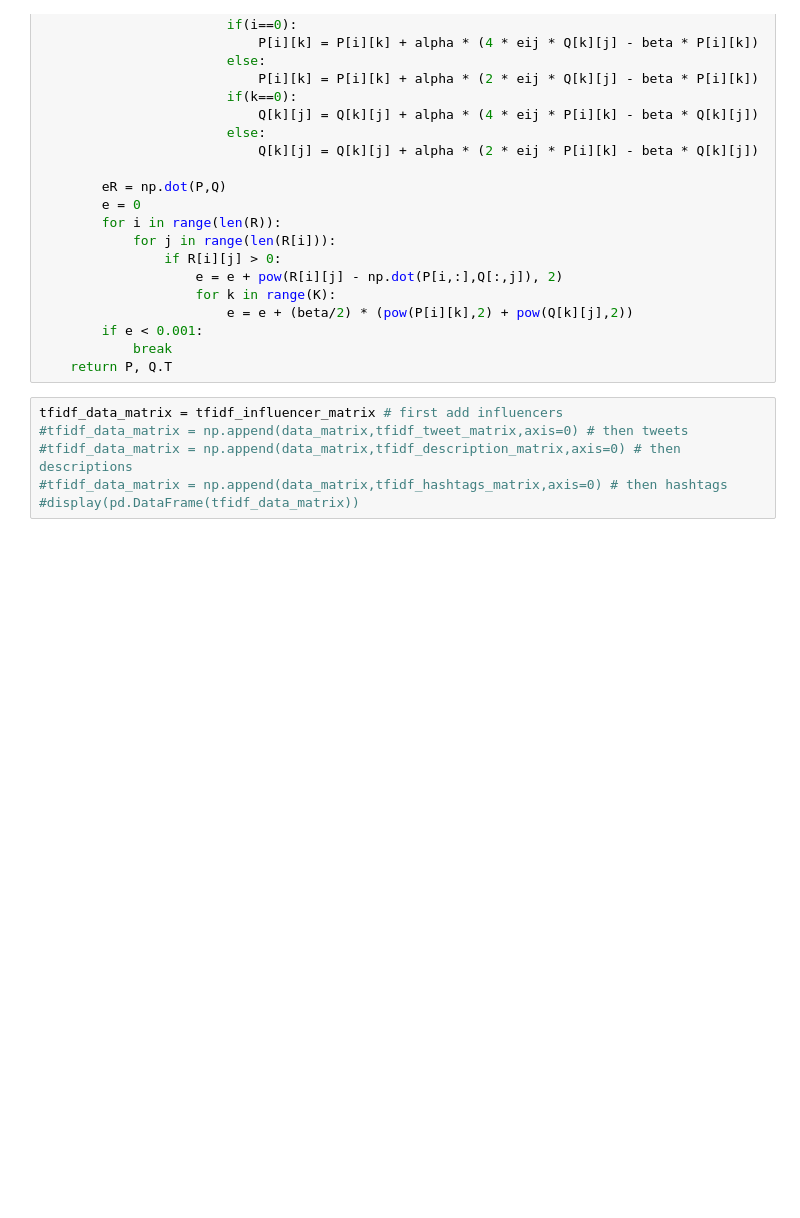
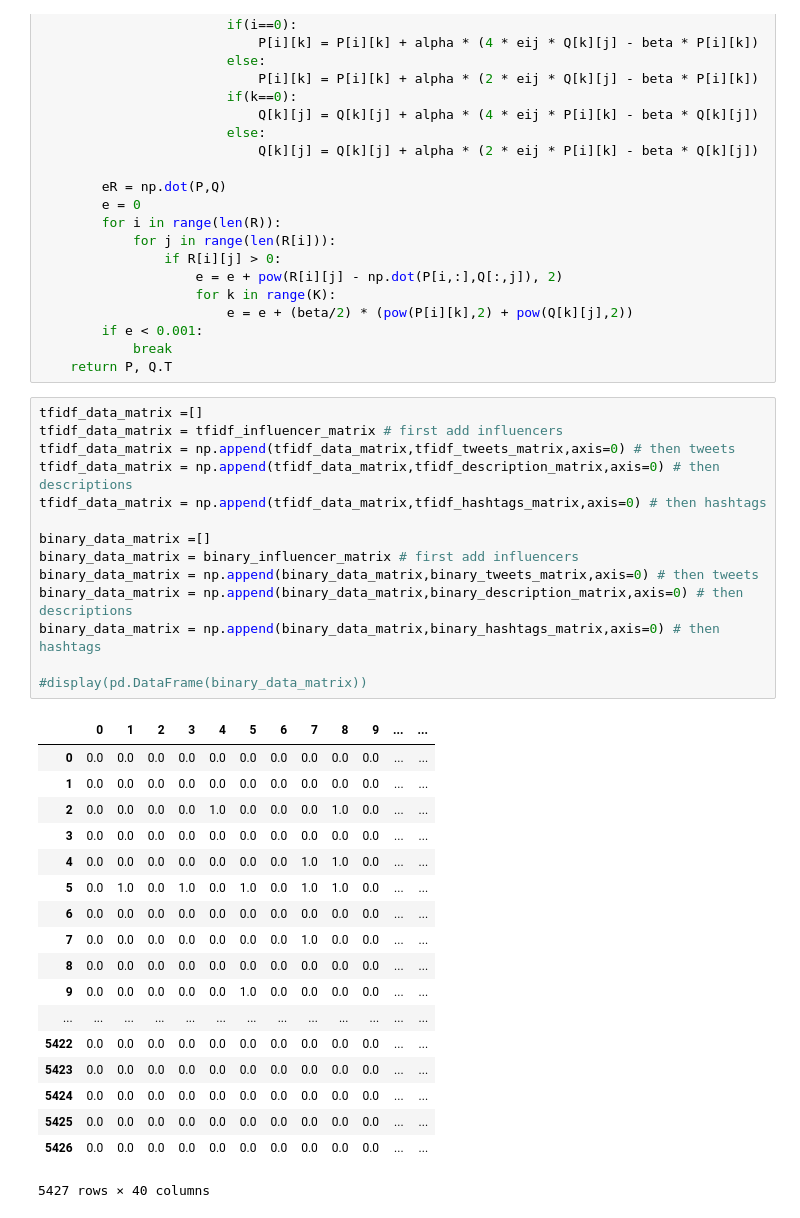
Before and after one commit to Xubaosheng/TwitterAccountRecSys, a Jupyter notebook: WT_Audience_Recom.ipynb, the cells around one changed output. Saved outputs shown, nothing was run; the diff lists cells and outputs as text; blank space fills up the shorter version.

Commit message:
Almost finished matrix factorization

```diff
--- a/WT_Audience_Recom.ipynb
+++ b/WT_Audience_Recom.ipynb
@@ -292,8 +292,35 @@ def matrix_factorization(R, P, Q, K, steps=5000, alpha=0.0002, beta=0.02):
             break
     return P, Q.T
 # %%
+tfidf_data_matrix =[]
 tfidf_data_matrix = tfidf_influencer_matrix # first add influencers
-#tfidf_data_matrix = np.append(data_matrix,tfidf_tweet_matrix,axis=0) # then tweets
-#tfidf_data_matrix = np.append(data_matrix,tfidf_description_matrix,axis=0) # then descriptions
-#tfidf_data_matrix = np.append(data_matrix,tfidf_hashtags_matrix,axis=0) # then hashtags
-#display(pd.DataFrame(tfidf_data_matrix))
+tfidf_data_matrix = np.append(tfidf_data_matrix,tfidf_tweets_matrix,axis=0) # then tweets
+tfidf_data_matrix = np.append(tfidf_data_matrix,tfidf_description_matrix,axis=0) # then descriptions
+tfidf_data_matrix = np.append(tfidf_data_matrix,tfidf_hashtags_matrix,axis=0) # then hashtags
+
+binary_data_matrix =[]
+binary_data_matrix = binary_influencer_matrix # first add influencers
+binary_data_matrix = np.append(binary_data_matrix,binary_tweets_matrix,axis=0) # then tweets
+binary_data_matrix = np.append(binary_data_matrix,binary_description_matrix,axis=0) # then descriptions
+binary_data_matrix = np.append(binary_data_matrix,binary_hashtags_matrix,axis=0) # then hashtags
+
+#display(pd.DataFrame(binary_data_matrix))
+# %% [output]
+|  | 0 | 1 | 2 | 3 | 4 | 5 | 6 | 7 | 8 | 9 | ... | ... |
+| 0 | 0.0 | 0.0 | 0.0 | 0.0 | 0.0 | 0.0 | 0.0 | 0.0 | 0.0 | 0.0 | ... | ... |
+| 1 | 0.0 | 0.0 | 0.0 | 0.0 | 0.0 | 0.0 | 0.0 | 0.0 | 0.0 | 0.0 | ... | ... |
+| 2 | 0.0 | 0.0 | 0.0 | 0.0 | 1.0 | 0.0 | 0.0 | 0.0 | 1.0 | 0.0 | ... | ... |
+| 3 | 0.0 | 0.0 | 0.0 | 0.0 | 0.0 | 0.0 | 0.0 | 0.0 | 0.0 | 0.0 | ... | ... |
+| 4 | 0.0 | 0.0 | 0.0 | 0.0 | 0.0 | 0.0 | 0.0 | 1.0 | 1.0 | 0.0 | ... | ... |
+| 5 | 0.0 | 1.0 | 0.0 | 1.0 | 0.0 | 1.0 | 0.0 | 1.0 | 1.0 | 0.0 | ... | ... |
+| 6 | 0.0 | 0.0 | 0.0 | 0.0 | 0.0 | 0.0 | 0.0 | 0.0 | 0.0 | 0.0 | ... | ... |
+| 7 | 0.0 | 0.0 | 0.0 | 0.0 | 0.0 | 0.0 | 0.0 | 1.0 | 0.0 | 0.0 | ... | ... |
+| 8 | 0.0 | 0.0 | 0.0 | 0.0 | 0.0 | 0.0 | 0.0 | 0.0 | 0.0 | 0.0 | ... | ... |
+| 9 | 0.0 | 0.0 | 0.0 | 0.0 | 0.0 | 1.0 | 0.0 | 0.0 | 0.0 | 0.0 | ... | ... |
+| ... | ... | ... | ... | ... | ... | ... | ... | ... | ... | ... | ... | ... |
+| 5422 | 0.0 | 0.0 | 0.0 | 0.0 | 0.0 | 0.0 | 0.0 | 0.0 | 0.0 | 0.0 | ... | ... |
+| 5423 | 0.0 | 0.0 | 0.0 | 0.0 | 0.0 | 0.0 | 0.0 | 0.0 | 0.0 | 0.0 | ... | ... |
+| 5424 | 0.0 | 0.0 | 0.0 | 0.0 | 0.0 | 0.0 | 0.0 | 0.0 | 0.0 | 0.0 | ... | ... |
+| 5425 | 0.0 | 0.0 | 0.0 | 0.0 | 0.0 | 0.0 | 0.0 | 0.0 | 0.0 | 0.0 | ... | ... |
+| 5426 | 0.0 | 0.0 | 0.0 | 0.0 | 0.0 | 0.0 | 0.0 | 0.0 | 0.0 | 0.0 | ... | ... |
+5427 rows × 40 columns
```
Also changed, not shown: parts of 11 cells of this notebook, 3 other files.
